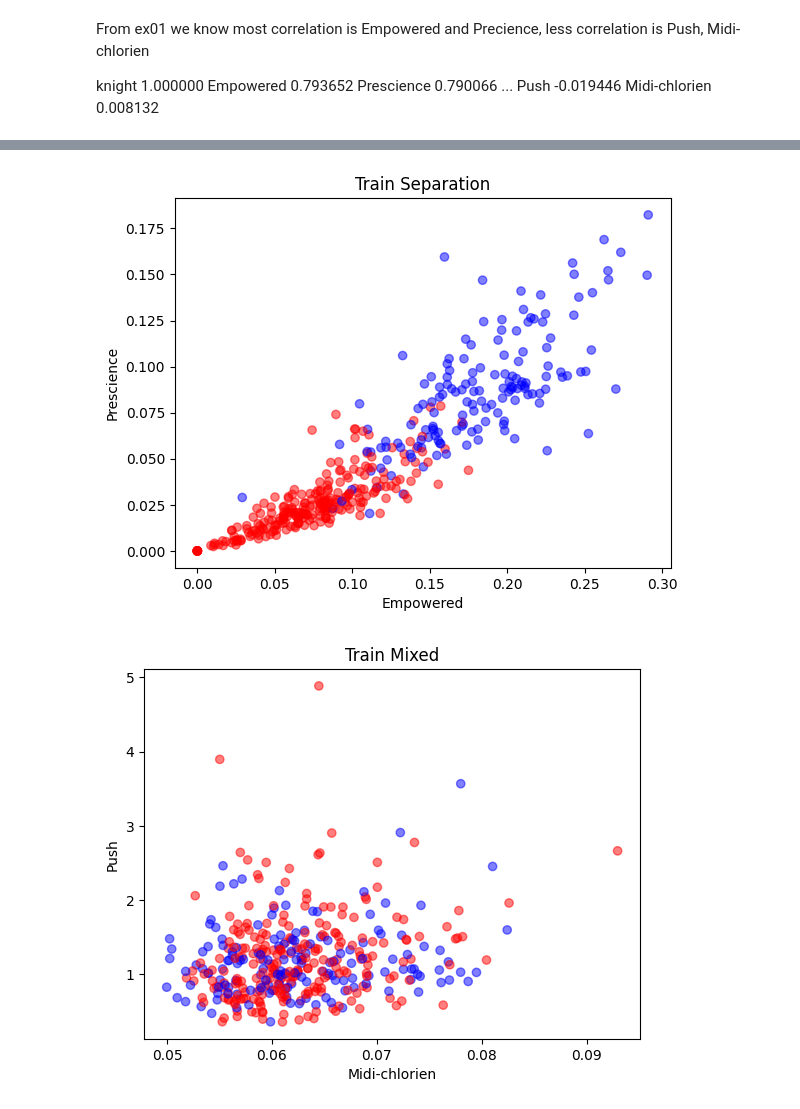
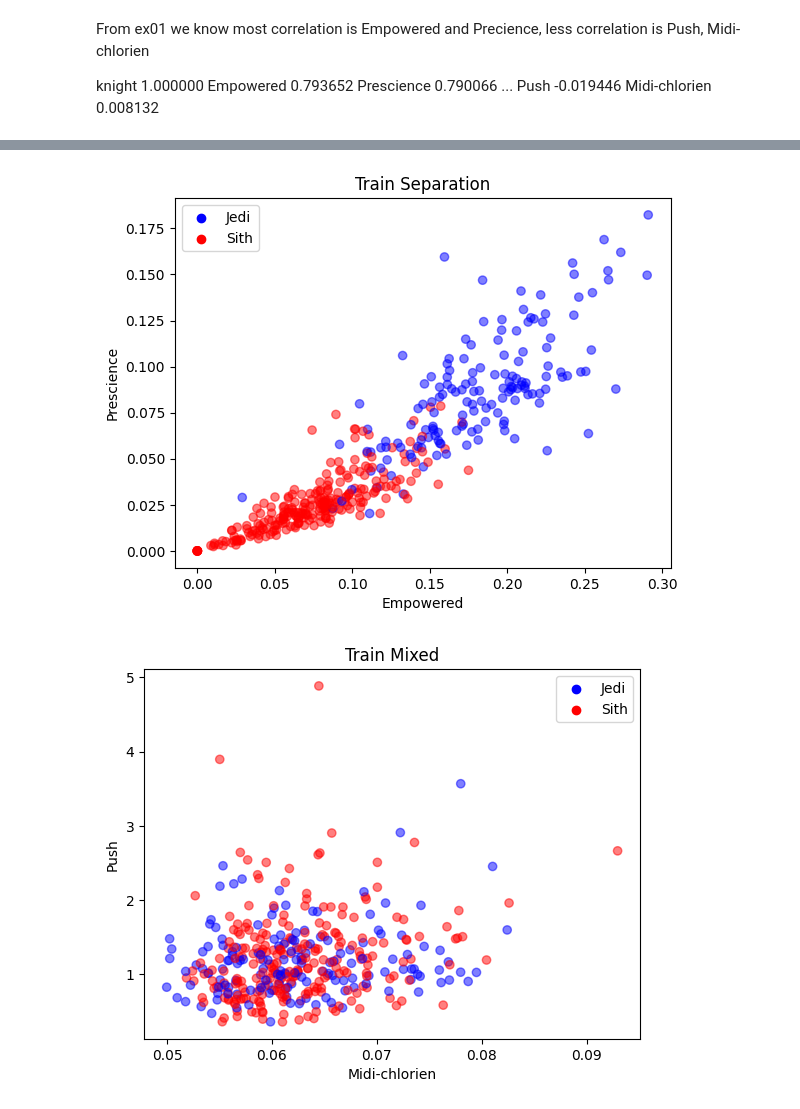
Before and after one commit to lockdoor/piscine_data_science, a Jupyter notebook: myvolume/module03/ex02/points.ipynb, the cells around one changed output, grey strips where cells are left out. Saved outputs shown, nothing was run; the diff lists cells and outputs as text; code cells hidden in the pictures.

```diff
--- a/myvolume/module03/ex02/points.ipynb
+++ b/myvolume/module03/ex02/points.ipynb
@@ -33,20 +20,26 @@ Name: knight, Length: 398, dtype: object
 # %%
 # Ploting scatter plot with most correlation of train_knight
-plt.scatter(train_knight['Empowered'], train_knight['Prescience'], c=cmap, alpha=0.5)
+plt.scatter(train_knight['Empowered'], train_knight['Prescience'], c=cmap, alpha=0.5,)
 plt.title('Train Separation')
 plt.xlabel('Empowered')
 plt.ylabel('Prescience')
+plt.scatter([], [], c='blue', label='Jedi')
+plt.scatter([], [], c='red', label='Sith')
+plt.legend()
 plt.show()
 # %% [output]
-[figure, old version]
+[figure, new version]
 # %%
 # plotting scatter plot with less correlation of train_knight
 plt.scatter(train_knight['Midi-chlorien'], train_knight['Push'], c=cmap, alpha=0.5)
 plt.title('Train Mixed')
 plt.xlabel('Midi-chlorien')
 plt.ylabel('Push')
+plt.scatter([], [], c='blue', label='Jedi')
+plt.scatter([], [], c='red', label='Sith')
+plt.legend()
 plt.show()
 # %% [output]
-[figure, old version]
+[figure, new version]
 # %%
 # Ploting scatter plot with most correlation of test_knight
```
Also changed, not shown: parts of 5 cells of this notebook, 3 other files.
